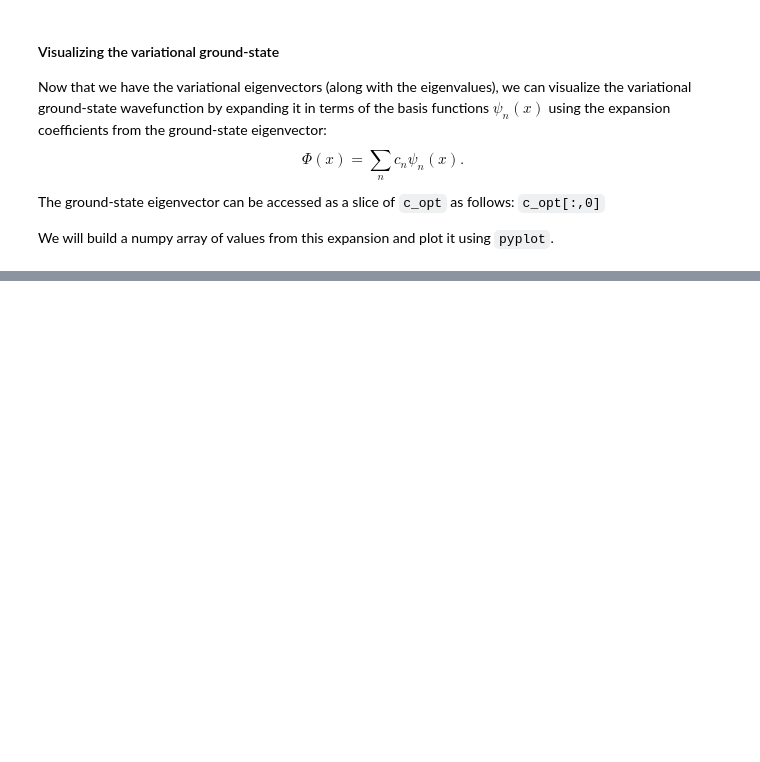
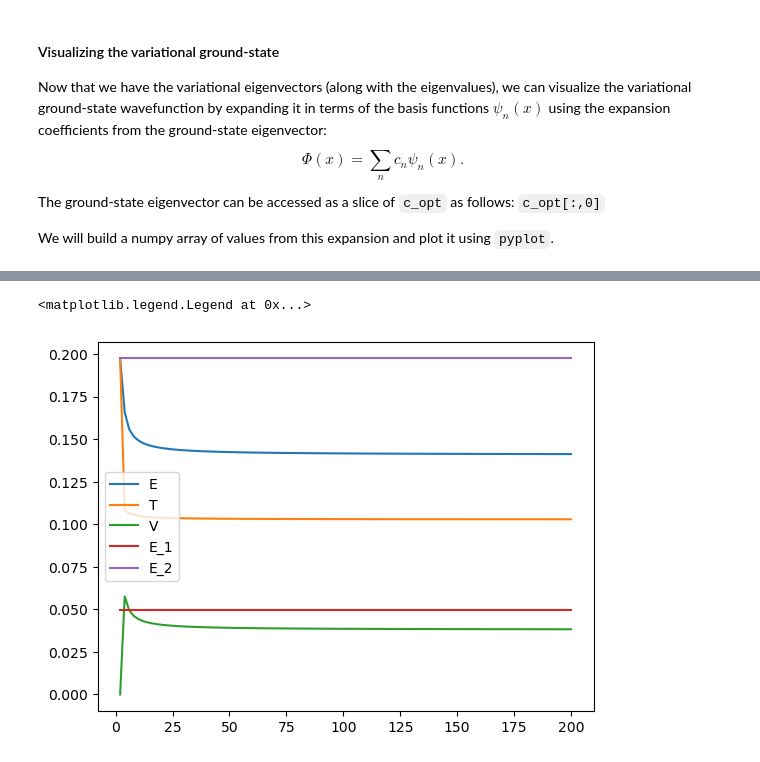
Before and after one commit to ESCIP/escip.github.io, a Jupyter notebook: notebooks/linear_variational_method.ipynb, the cells around one changed output, grey strips where cells are left out. Saved outputs shown, nothing was run; the diff lists cells and outputs as text; code cells hidden in the pictures; blank space fills up the shorter version.

```diff
--- a/notebooks/linear_variational_method.ipynb
+++ b/notebooks/linear_variational_method.ipynb
@@ -296,0 +375,29 @@ plt.legend()
+# %%
+# define the number of basis functions
+n_basis_list = []
+E_list = []
+T_list = []
+V_list = []
+E_1_list = []
+E_2_list = []
+for i in range(2,202, 2):
+    n_basis_list.append(i)
+    H, T, V = build_matrices(i)
+    e_t, c_t = np.linalg.eigh(H)
+    E_list.append(e_t[0])
+    T_c = np.dot(T, c_t[:,0])
+    T_list.append( np.dot( np.transpose(c_t[:,0]), T_c ) )
+    V_c = np.dot(V, c_t[:,0])
+    V_list.append( np.dot( np.transpose(c_t[:,0]), V_c ) )
+    E_1_list.append(T[0,0])
+    E_2_list.append(T[1,1])
+# %%
+plt.plot(n_basis_list, E_list, label="E")
+plt.plot(n_basis_list, T_list, label="T")
+plt.plot(n_basis_list, V_list, label="V")
+plt.plot(n_basis_list, E_1_list, label="E_1")
+plt.plot(n_basis_list, E_2_list, label="E_2")
+plt.legend()
+# %% [output]
+<matplotlib.legend.Legend at 0x...>
+[figure, added]
```
Also changed, not shown: parts of 19 cells of this notebook.
